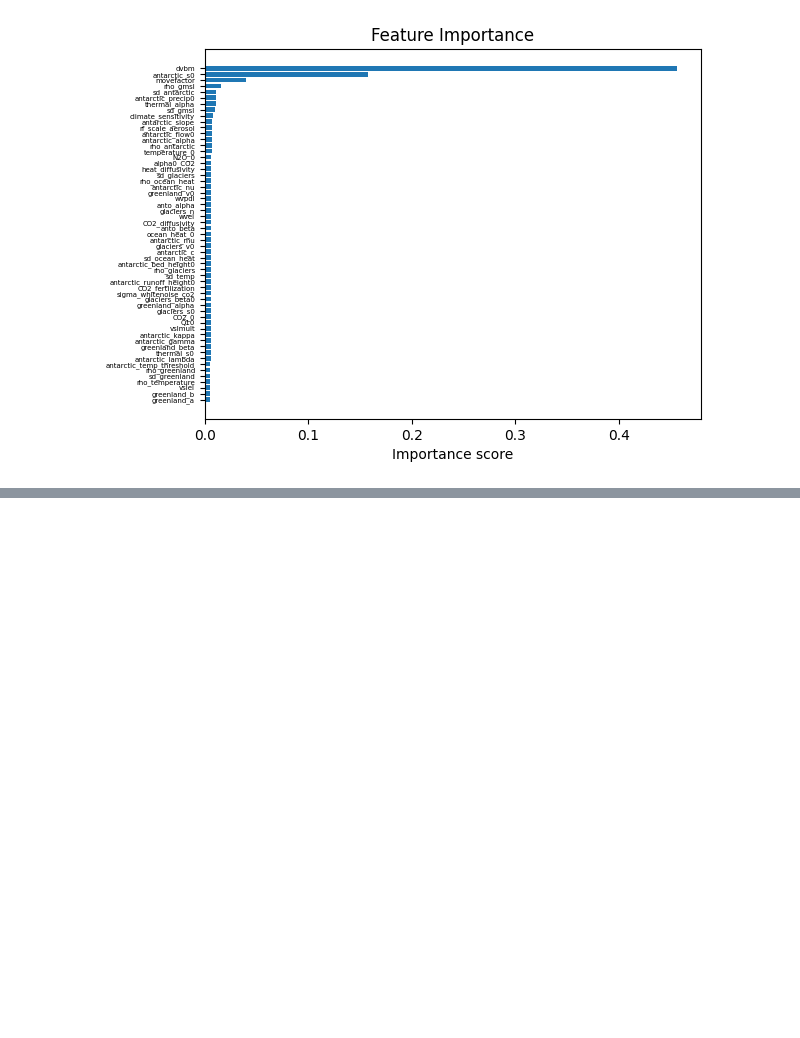
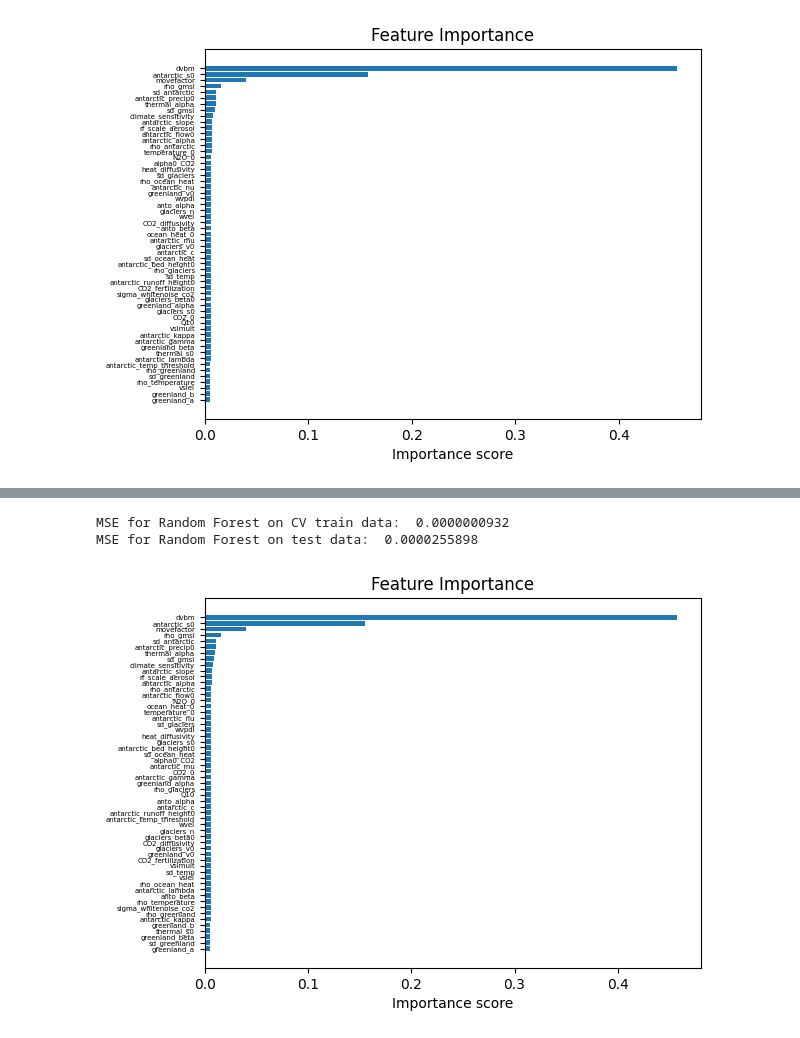
Before and after one commit to Prasannar07/Sea-level-rise, a Jupyter notebook: sneasybrick-ciam.ipynb, the cells around one changed output, grey strips where cells are left out. Saved outputs shown, nothing was run; the diff lists cells and outputs as text; code cells hidden in the pictures; blank space fills up the shorter version.

```diff
--- a/sneasybrick-ciam.ipynb
+++ b/sneasybrick-ciam.ipynb
@@ -173,29 +179,33 @@ CV_reg.best_params_
 # %%
 # Fitting the model with the best parameters
 
-reg1 = RandomForestRegressor(random_state=42, bootstrap=False, max_features='sqrt', min_samples_split = 6,
-n_estimators= 105, max_depth=22)
+reg1 = RandomForestRegressor(random_state=42, bootstrap=False, max_features='sqrt', min_samples_split = 4,
+n_estimators= 105, max_depth=25)
 reg1.fit(X_train, y_train)
 pred=reg1.predict(X_train)
 pred_test=reg1.predict(X_test)
 
 # Calculating MSE
 
 print("MSE for Random Forest on CV train data: ", "{:.10f}".format(float(mean_squared_error(y_train, pred))))
 print("MSE for Random Forest on test data: ", "{:.10f}".format(float(mean_squared_error(y_test, pred_test))))
 
 
 # Obtaining feature importance
 feature_importance = reg1.feature_importances_
 
 # Sorting features according to importance
 sorted_idx = np.argsort(feature_importance)
 pos = np.arange(sorted_idx.shape[0])
 
 # Plotting feature importances
 plt.barh(pos, feature_importance[sorted_idx], align="center")
 
 plt.yticks(pos, np.array(feature_names)[sorted_idx], size =5)
 
 plt.title("Feature Importance")
 plt.xlabel("Importance score");
+# %% [output]
+MSE for Random Forest on CV train data:  0.0000000932
+MSE for Random Forest on test data:  0.0000255898
+[figure, added]
```
Also changed, not shown: parts of 1 cell of this notebook.
